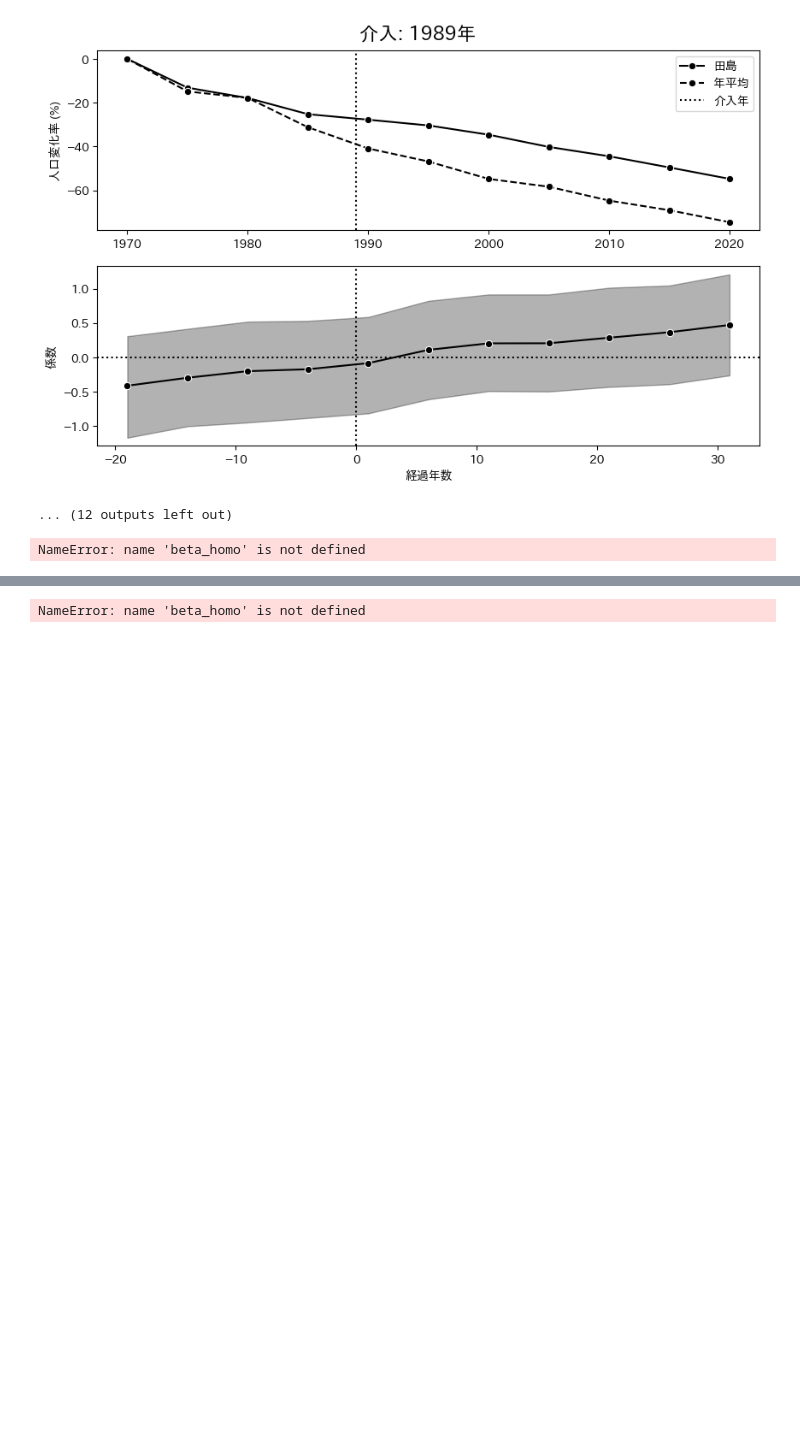
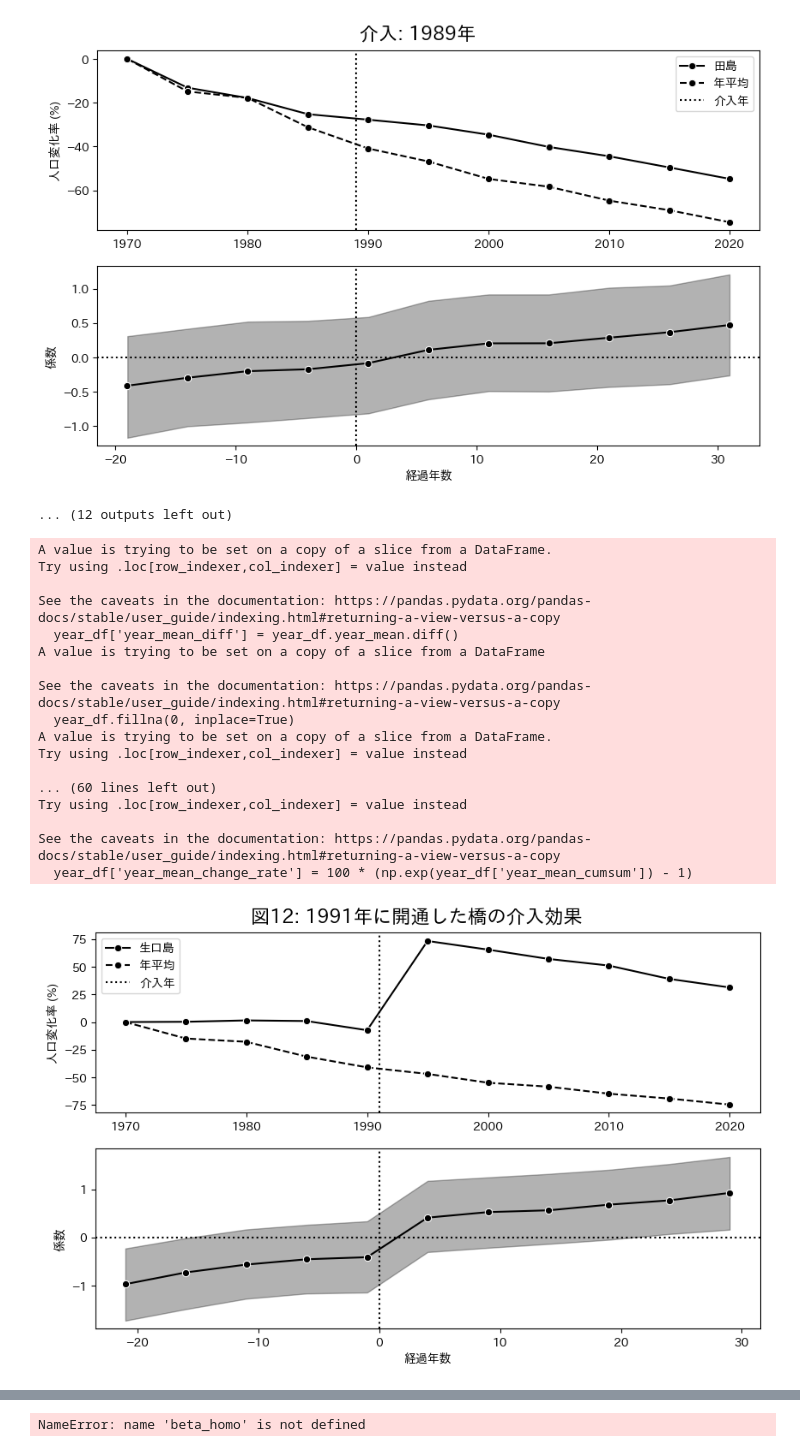
Before and after one commit to Keisei-Akiya/bridge-straw-effects, a Jupyter notebook: src/analysis/fully_saturated_interpretation.ipynb, the cells around one changed output, grey strips where cells are left out. Cells and saved outputs as stored; diff of their text form; code cells hidden in the pictures; blank space fills up the shorter version.

```diff
--- a/src/analysis/fully_saturated_interpretation.ipynb
+++ b/src/analysis/fully_saturated_interpretation.ipynb
@@ -57,9 +57,9 @@ class FullySaturatedPlotter():
         ax.set_xlabel('経過年数')
         ax.set_ylabel('人口')
 
-    def plot_population_and_treatment_effect(self, bridge_year):
+    def plot_population_and_treatment_effect(self, bridge_year, fig_num=None):
         fig, ax = plt.subplots(2, 1, figsize=(10, 6))
-        fig.suptitle(f'介入: {bridge_year}年', fontsize=16, y=0.93)
+        fig.suptitle(f'図{fig_num}: {bridge_year}年に開通した橋の介入効果', fontsize=16, y=0.93)
         # fig.subplots_adjust(hspace=0.4)
         # 人口変化率のプロット
         df_g = self.data.query(f'bridge_year == {bridge_year}')
@@ -207,9 +201,27 @@ See the caveats in the documentation: https://pandas.pydata.org/pandas-docs/stab
 [figure]
 [figure]
 ... (12 outputs left out)
-# %%
-bridge_year_list_straw = [1972, 1987]
-for bridge_year in bridge_year_list_straw:
-    beta_homo.plot_population_and_treatment_effect(bridge_year=bridge_year)
-# %% [output]
-NameError: name 'beta_homo' is not defined
+# %%
+bridge_year_list = [1991, 1972, 1982, 1989, 1987]
+fig_num_list = [12, 13, 14, 15, 16]
+for i in range(len(bridge_year_list)):
+    beta_homo.plot_population_and_treatment_effect(bridge_year=bridge_year_list[i], fig_num=fig_num_list[i])
+# %% [output]
+A value is trying to be set on a copy of a slice from a DataFrame.
+Try using .loc[row_indexer,col_indexer] = value instead
+
+See the caveats in the documentation: https://pandas.pydata.org/pandas-docs/stable/user_guide/indexing.html#returning-a-view-versus-a-copy
+  year_df['year_mean_diff'] = year_df.year_mean.diff()
+A value is trying to be set on a copy of a slice from a DataFrame
+
+See the caveats in the documentation: https://pandas.pydata.org/pandas-docs/stable/user_guide/indexing.html#returning-a-view-versus-a-copy
+  year_df.fillna(0, inplace=True)
+A value is trying to be set on a copy of a slice from a DataFrame.
+Try using .loc[row_indexer,col_indexer] = value instead
+
+... (60 lines left out)
+Try using .loc[row_indexer,col_indexer] = value instead
+
+See the caveats in the documentation: https://pandas.pydata.org/pandas-docs/stable/user_guide/indexing.html#returning-a-view-versus-a-copy
+  year_df['year_mean_change_rate'] = 100 * (np.exp(year_df['year_mean_cumsum']) - 1)
+[figure, added]
```
Also changed, not shown: parts of 2 cells of this notebook, 6 other files.
